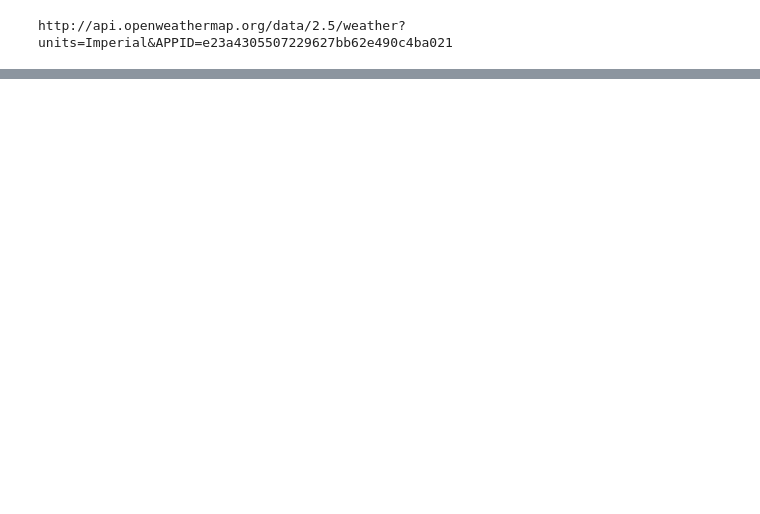
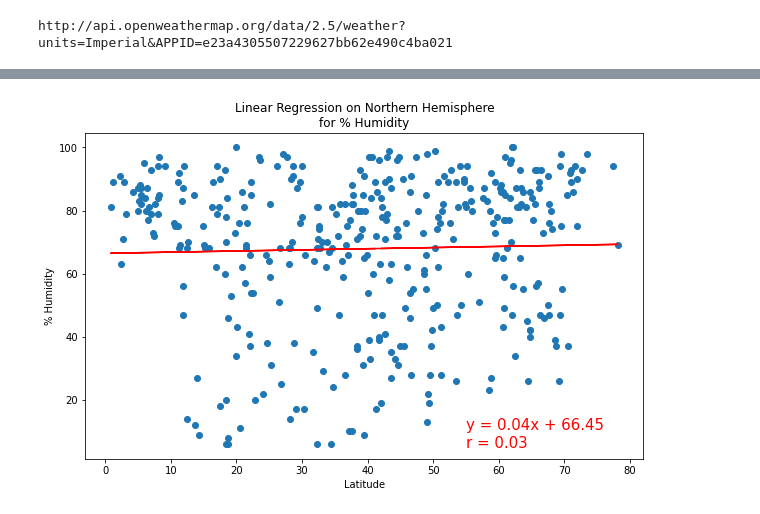
Before and after one commit to DibbleJ/World_Weather_Analysis, a Jupyter notebook: WeatherPy.ipynb, the cells around one changed output, grey strips where cells are left out. Saved outputs shown, nothing was run; the diff lists cells and outputs as text; code cells hidden in the pictures; blank space fills up the shorter version.

```diff
--- a/WeatherPy.ipynb
+++ b/WeatherPy.ipynb
@@ -108,0 +206,4 @@ city_data_df.to_csv(output_data_file, index_label="City_ID")
+# %%
+plot_linear_regression(north_lats, north_humidity,"Linear Regression on Northern Hemisphere\nfor % Humidity","% Humidity",(55,5))
+# %% [output]
+[figure, added]
```
Also changed, not shown: parts of 16 cells of this notebook, 3 other files.
